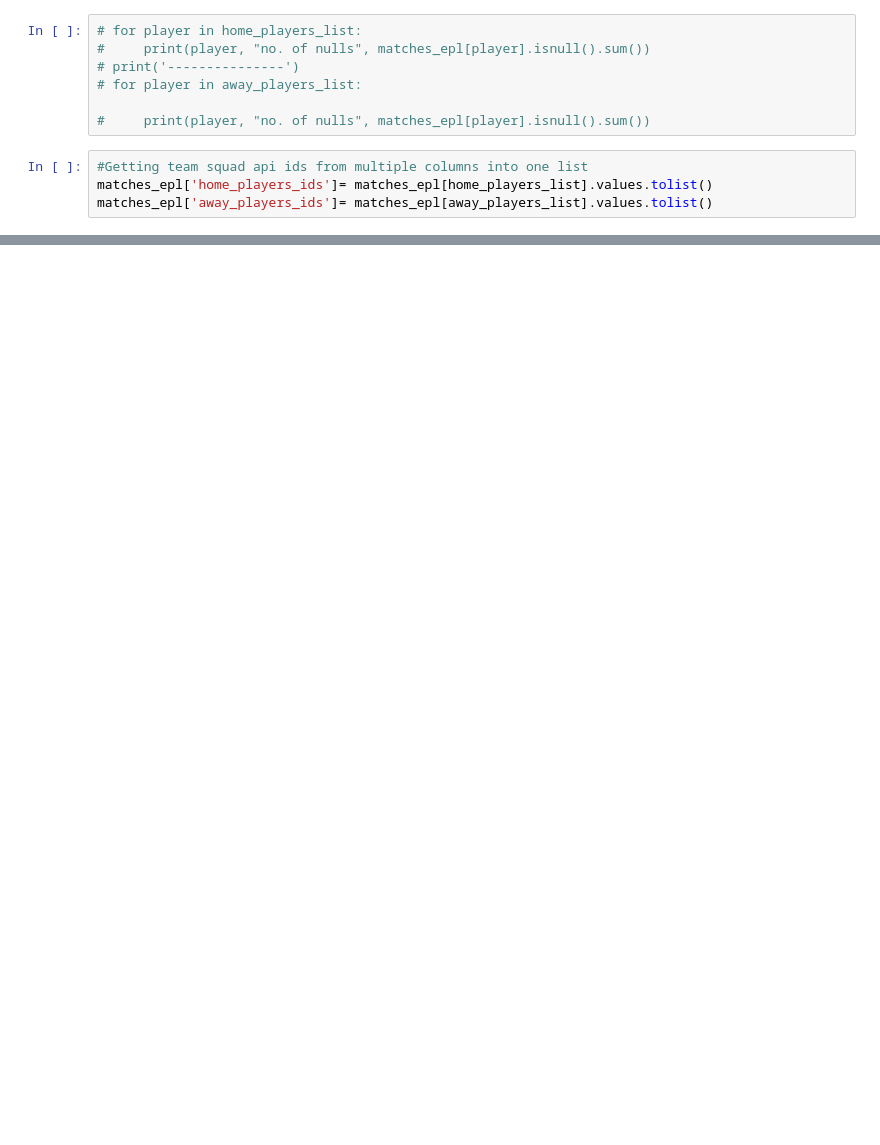
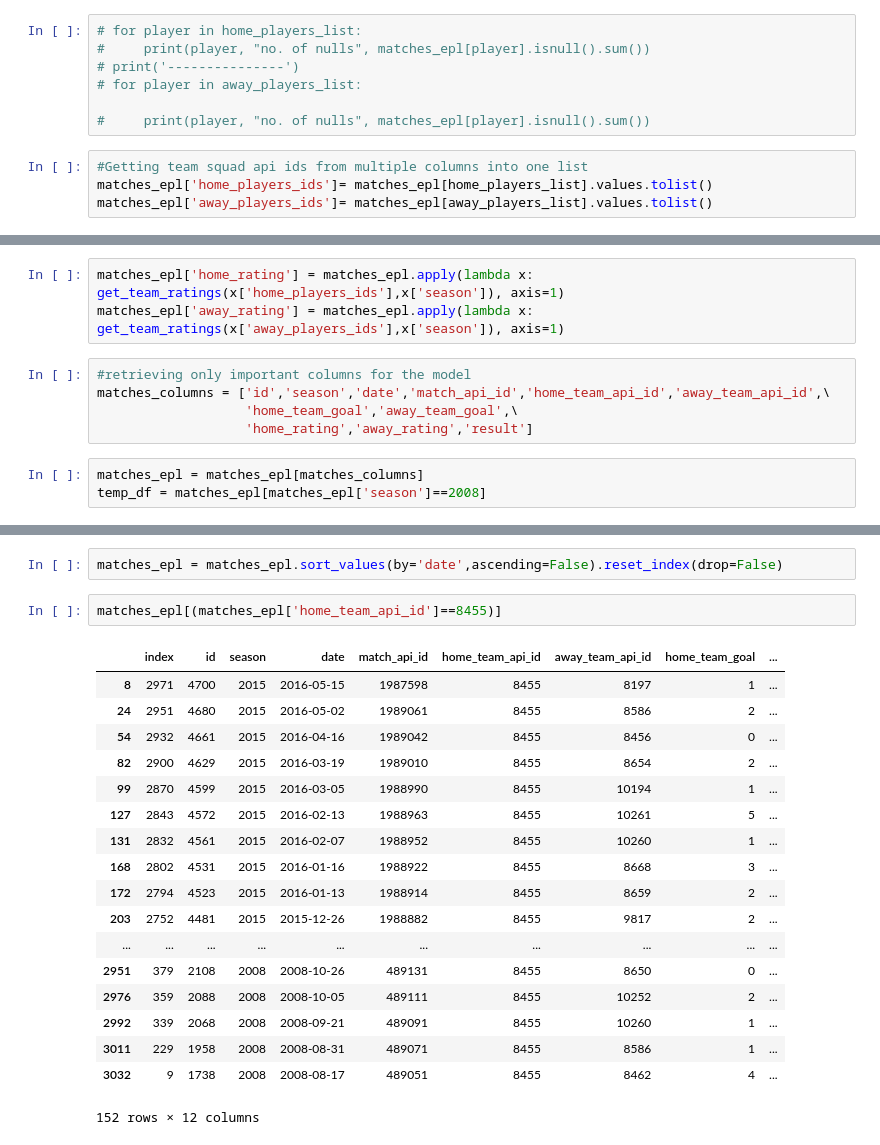
Before and after one commit to sagarparikh2013/FootWizard, a Jupyter notebook: SoccerPrediction.ipynb, the cells around one changed output, grey strips where cells are left out. Drawn from its saved outputs; the diff is of its cells as text; blank space fills up the shorter version.

```diff
--- a/SoccerPrediction.ipynb
+++ b/SoccerPrediction.ipynb
@@ -170,0 +63,11 @@ x
+# %%
+matches_epl['home_rating'] = matches_epl.apply(lambda x: get_team_ratings(x['home_players_ids'],x['season']), axis=1)
+matches_epl['away_rating'] = matches_epl.apply(lambda x: get_team_ratings(x['away_players_ids'],x['season']), axis=1)
+# %%
+#retrieving only important columns for the model
+matches_columns = ['id','season','date','match_api_id','home_team_api_id','away_team_api_id',\
+                   'home_team_goal','away_team_goal',\
+                   'home_rating','away_rating','result']
+# %%
+matches_epl = matches_epl[matches_columns]
+temp_df = matches_epl[matches_epl['season']==2008]
@@ -170,0 +88,23 @@ x
+# %%
+matches_epl = matches_epl.sort_values(by='date',ascending=False).reset_index(drop=False)
+# %%
+matches_epl[(matches_epl['home_team_api_id']==8455)]
+# %% [output]
+|  | index | id | season | date | match_api_id | home_team_api_id | away_team_api_id | home_team_goal | ... |
+| 8 | 2971 | 4700 | 2015 | 2016-05-15 | 1987598 | 8455 | 8197 | 1 | ... |
+| 24 | 2951 | 4680 | 2015 | 2016-05-02 | 1989061 | 8455 | 8586 | 2 | ... |
+| 54 | 2932 | 4661 | 2015 | 2016-04-16 | 1989042 | 8455 | 8456 | 0 | ... |
+| 82 | 2900 | 4629 | 2015 | 2016-03-19 | 1989010 | 8455 | 8654 | 2 | ... |
+| 99 | 2870 | 4599 | 2015 | 2016-03-05 | 1988990 | 8455 | 10194 | 1 | ... |
+| 127 | 2843 | 4572 | 2015 | 2016-02-13 | 1988963 | 8455 | 10261 | 5 | ... |
+| 131 | 2832 | 4561 | 2015 | 2016-02-07 | 1988952 | 8455 | 10260 | 1 | ... |
+| 168 | 2802 | 4531 | 2015 | 2016-01-16 | 1988922 | 8455 | 8668 | 3 | ... |
+| 172 | 2794 | 4523 | 2015 | 2016-01-13 | 1988914 | 8455 | 8659 | 2 | ... |
+| 203 | 2752 | 4481 | 2015 | 2015-12-26 | 1988882 | 8455 | 9817 | 2 | ... |
+| ... | ... | ... | ... | ... | ... | ... | ... | ... | ... |
+| 2951 | 379 | 2108 | 2008 | 2008-10-26 | 489131 | 8455 | 8650 | 0 | ... |
+| 2976 | 359 | 2088 | 2008 | 2008-10-05 | 489111 | 8455 | 10252 | 2 | ... |
+| 2992 | 339 | 2068 | 2008 | 2008-09-21 | 489091 | 8455 | 10260 | 1 | ... |
+| 3011 | 229 | 1958 | 2008 | 2008-08-31 | 489071 | 8455 | 8586 | 1 | ... |
+| 3032 | 9 | 1738 | 2008 | 2008-08-17 | 489051 | 8455 | 8462 | 4 | ... |
+152 rows × 12 columns
```
Also changed, not shown: parts of 30 cells of this notebook.
